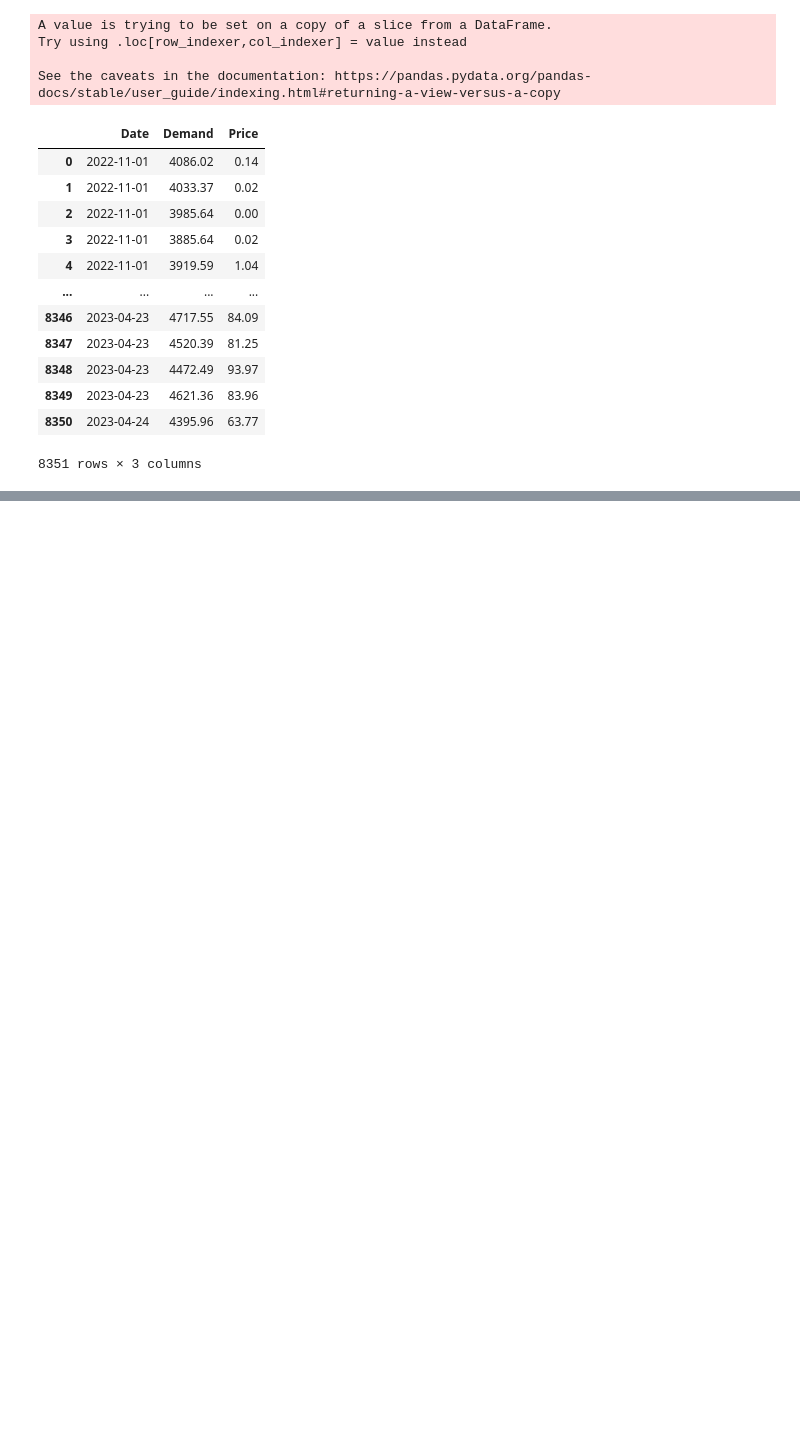
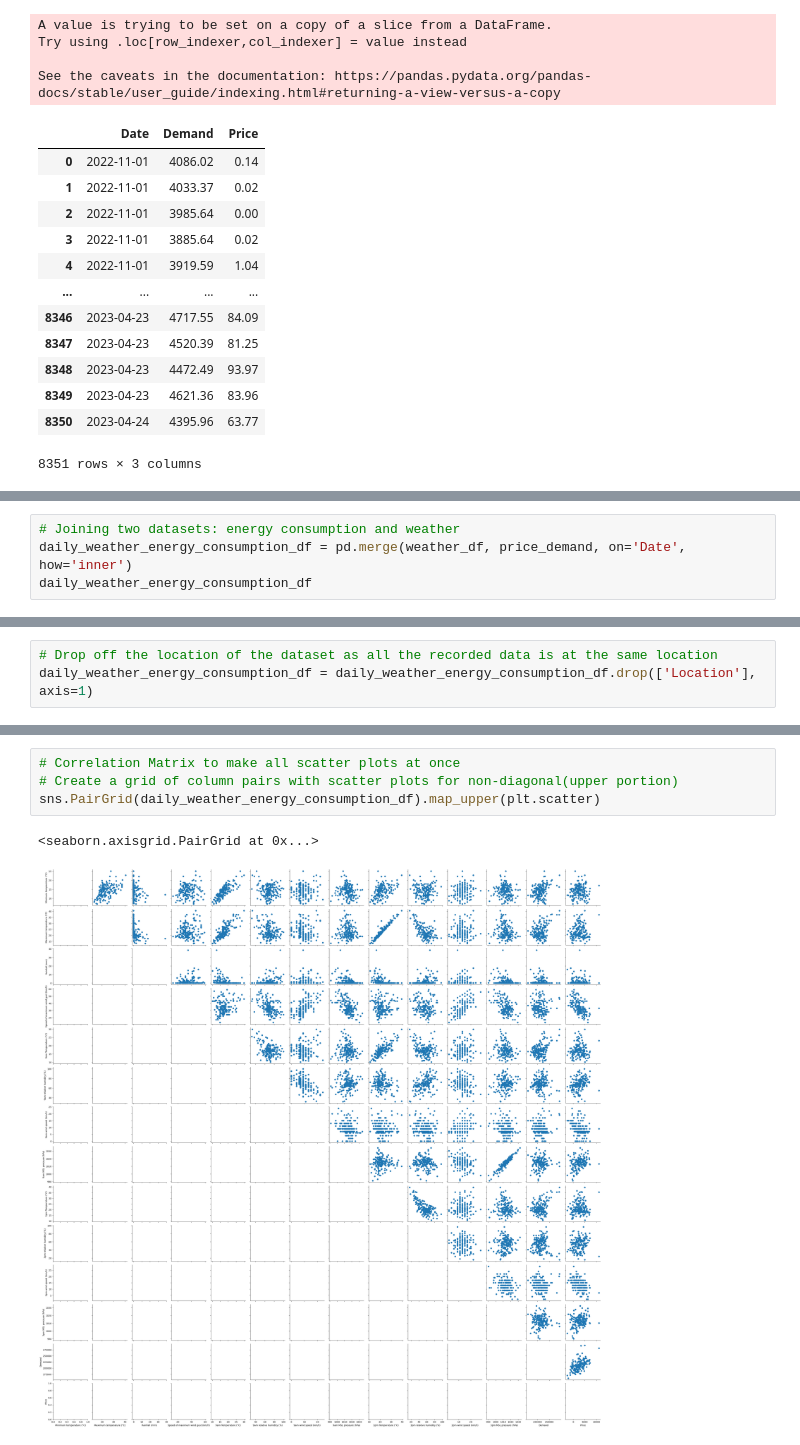
Before and after one commit to Alphaomegainfinity/energy_consumption_vs_weather, a Jupyter notebook: main.ipynb, the cells around one changed output, grey strips where cells are left out. Drawn from its saved outputs; the diff is of its cells as text; blank space fills up the shorter version.

```diff
--- a/main.ipynb
+++ b/main.ipynb
@@ -294,2 +296,6 @@ price_demand
 | 174 | 2023-04-24 | 4395.96 | 63.77 |
 175 rows × 3 columns
+# %%
+# Joining two datasets: energy consumption and weather
+daily_weather_energy_consumption_df = pd.merge(weather_df, price_demand, on='Date', how='inner')
+daily_weather_energy_consumption_df
@@ -295,0 +316,3 @@ price_demand
+# %%
+# Drop off the location of the dataset as all the recorded data is at the same location
+daily_weather_energy_consumption_df = daily_weather_energy_consumption_df.drop(['Location'], axis=1)
@@ -295,0 +342,7 @@ price_demand
+# %%
+# Correlation Matrix to make all scatter plots at once
+# Create a grid of column pairs with scatter plots for non-diagonal(upper portion)
+sns.PairGrid(daily_weather_energy_consumption_df).map_upper(plt.scatter)
+# %% [output]
+<seaborn.axisgrid.PairGrid at 0x...>
+[figure, added]
```
Also changed, not shown: parts of 16 cells of this notebook.
